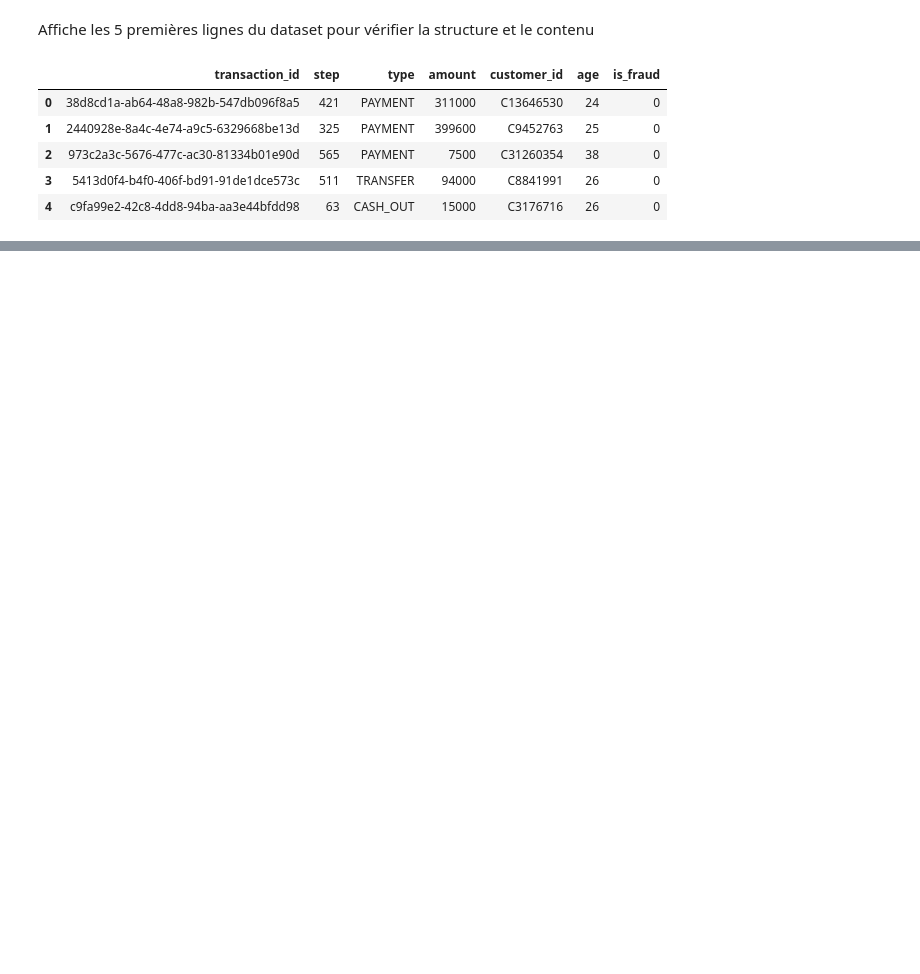
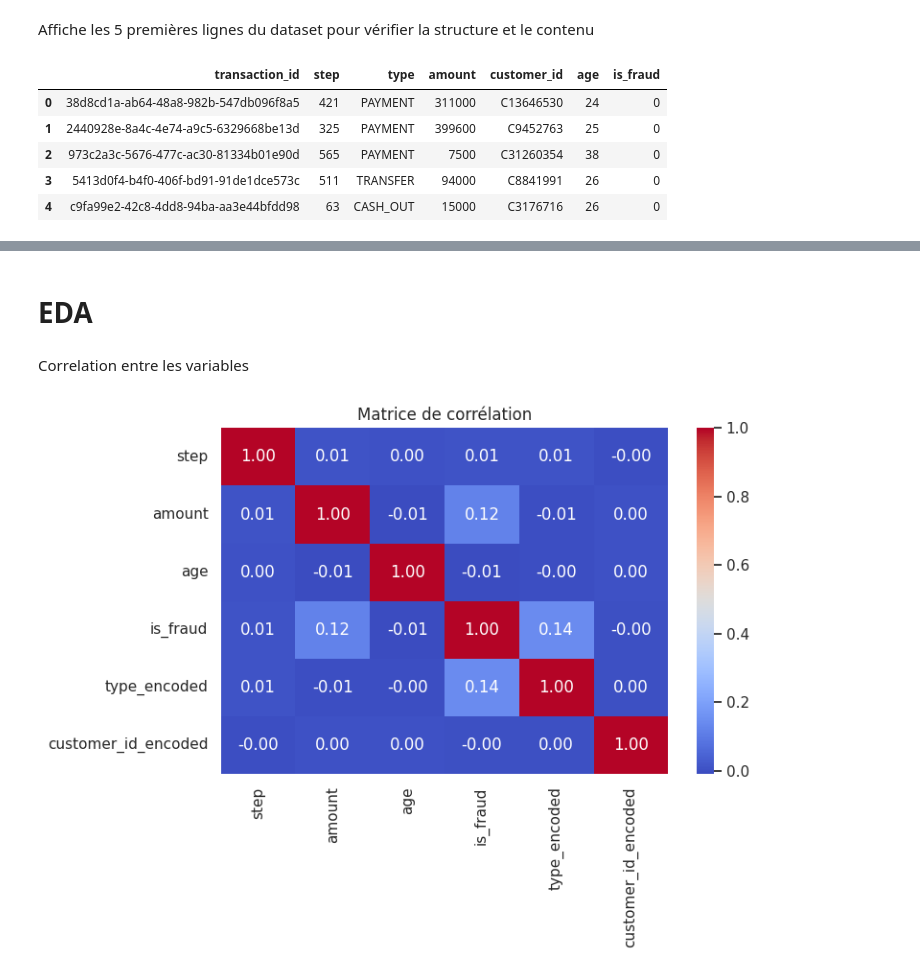
Before and after one commit to ArMiarintsoa/poketrafinday-ispm-examen, a Jupyter notebook: poketrafinday.ipynb, the cells around one changed output, grey strips where cells are left out. Cells and saved outputs as stored; diff of their text form; code cells hidden in the pictures; blank space fills up the shorter version.

```diff
--- a/poketrafinday.ipynb
+++ b/poketrafinday.ipynb
@@ -31,0 +54,9 @@ train_df.head()
+# %%
+from sklearn.preprocessing import LabelEncoder
+
+le = LabelEncoder()
+enc = le.fit_transform(train_df['type'])
+train_df['type_encoded'] = enc
+enc = le.fit_transform(test_df['type'])
+test_df['type_encoded'] = enc
+train_df.head()
@@ -31,0 +72,6 @@ train_df.head()
+# %%
+enc = le.fit_transform(train_df['customer_id'])
+train_df['customer_id_encoded'] = enc
+enc = le.fit_transform(test_df['customer_id'])
+test_df['customer_id_encoded'] = enc
+train_df.head()
@@ -31,0 +85,17 @@ train_df.head()
+# %% [markdown]
+# EDA
+# %% [markdown]
+Correlation entre les variables
+# %%
+import seaborn as sns
+import matplotlib.pyplot as plt
+variables = ['step', 'amount',	'age',	'is_fraud',	'type_encoded', 'customer_id_encoded']
+
+# Histogrammes
+plt.figure(figsize=(8, 6))
+sns.heatmap(train_df[variables].corr(), annot=True, cmap='coolwarm', fmt=".2f")
+plt.title('Matrice de corrélation')
+plt.tight_layout()
+plt.show()
+# %% [output]
+[figure, added]
```
Also changed, not shown: parts of 7 cells of this notebook.
